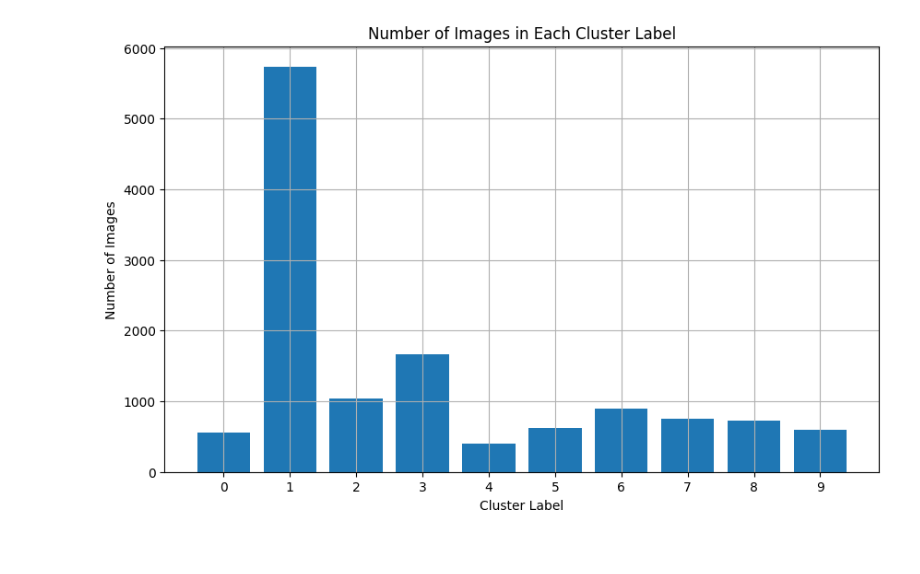
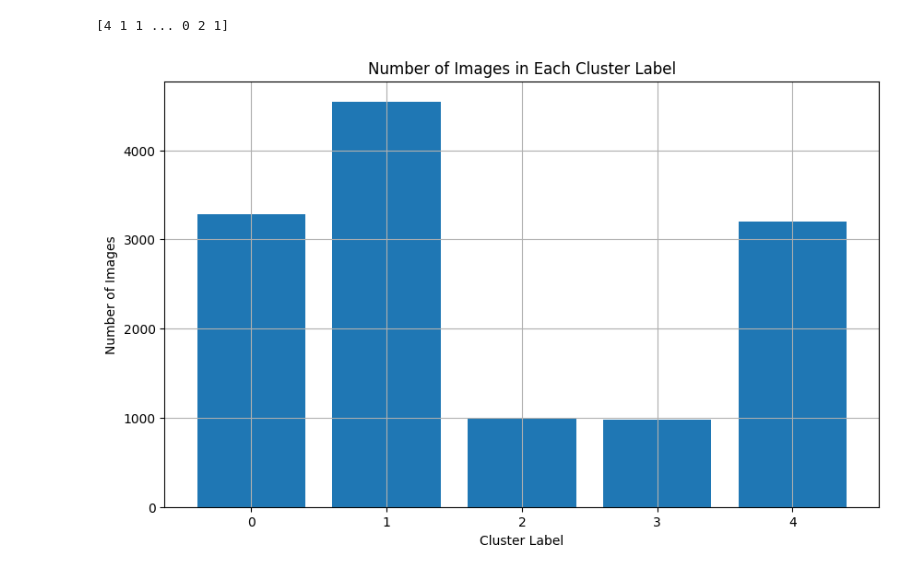
Before and after one commit to balwanishivam/tml-assignment, a Jupyter notebook: Assginment-2/classify.ipynb, the cells around one changed output. Cells and saved outputs as stored; diff of their text form; code cells hidden in the pictures.

```diff
--- a/Assginment-2/classify.ipynb
+++ b/Assginment-2/classify.ipynb
@@ -96,7 +84,7 @@ num_epochs = 10
 losses = []
 for epoch in range(num_epochs):
     total_loss = 0.0
-    for batch_idx, (images, labels) in enumerate(train_loader):
+    for batch_idx, (_,images, labels) in enumerate(public_dataset):
         optimizer.zero_grad()
         output = encoder(images)
         loss = contrastive_loss(output)
@@ -128,8 +115,0 @@ plt.show()
-# %%
-test_loss = 0.0
-with torch.no_grad():
-    for batch_idx, (images, labels) in enumerate(test_loader):
-        outputs = encoder(images)
-        loss = contrastive_loss(outputs)
-        test_loss += loss.item()
-print(f'Test Loss: {test_loss/len(testset)}')
@@ -138,30 +116,31 @@ Test Loss: 0.1074122413635254
 # %%
 probabilities = []
-true_labels = []
 encoder.eval()
 with torch.no_grad():
     for batch_idx, (_,imgs, labels) in enumerate(public_dataset):
         outputs = encoder(imgs)
         probabilities.extend(outputs.numpy())
-        true_labels.extend(labels.numpy())
 # %%
-num_clusters = 10
+num_clusters = 5
 
 kmeans = KMeans(n_clusters=num_clusters, random_state=42)
 cluster_labels = kmeans.fit_predict(probabilities)
+# %%
+print(cluster_labels)
+# %% [output]
+[4 1 1 ... 0 2 1]
 # %%
-cluster_label_counts = np.zeros(10)
-for cluster_id in range(10):
+cluster_label_counts = np.zeros(5)
+for cluster_id in range(5):
     cluster_label_counts[cluster_id] = np.sum(cluster_labels == cluster_id)
 
-# Plot the number of images in each cluster label
 plt.figure(figsize=(10, 6))
-plt.bar(range(10), cluster_label_counts, tick_label=range(10))
+plt.bar(range(5), cluster_label_counts, tick_label=range(5))
 plt.xlabel('Cluster Label')
 plt.ylabel('Number of Images')
 plt.title('Number of Images in Each Cluster Label')
 plt.grid(True)
 plt.show()
 # %% [output]
-[figure, old version]
+[figure, new version]
 # %%
```
Also changed, not shown: parts of 8 cells of this notebook.
